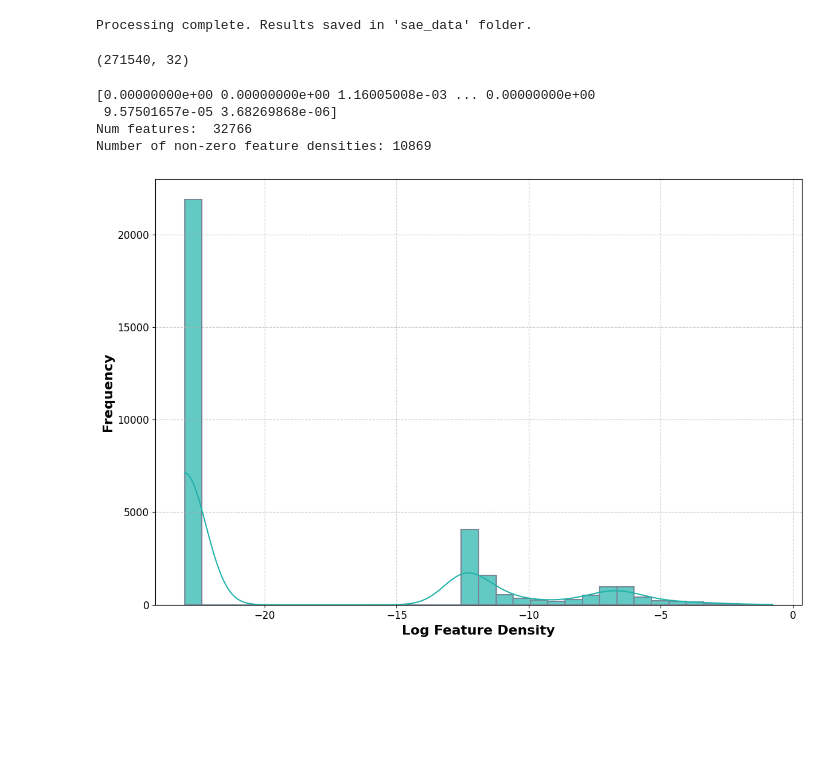
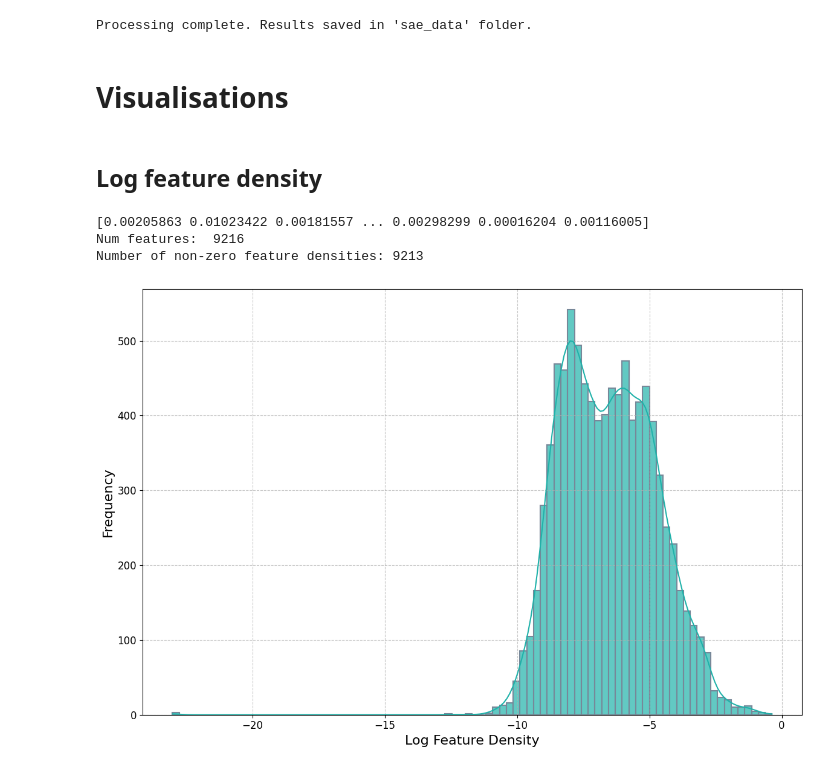
Before and after one commit to jsalt2024-evaluating-llms-for-astronomy/retrieval, a Jupyter notebook: saerch/dev.ipynb, the cells around one changed output. Saved outputs shown, nothing was run; the diff lists cells and outputs as text; code cells hidden in the pictures; blank space fills up the shorter version.

```diff
--- a/saerch/dev.ipynb
+++ b/saerch/dev.ipynb
@@ -137,21 +137,28 @@ np.save("sae_data/topk_values.npy", topk_values)
 print("Processing complete. Results saved in 'sae_data' folder.")
 # %% [output]
 Processing complete. Results saved in 'sae_data' folder.
+# %% [markdown]
+# Visualisations
 # %%
 import numpy as np
 
 # Load them
 topk_indices = np.load("sae_data/topk_indices.npy")
 topk_values = np.load("sae_data/topk_values.npy")
-# %%
-topk_indices.shape
-# %% [output]
-(271540, 32)
+# %% [markdown]
+## Log feature density
 # %%
 import numpy as np
 import matplotlib.pyplot as plt
 from matplotlib.colors import LinearSegmentedColormap
 import seaborn as sns
+
+# hypers
+d_model = 1536
+n_dirs = d_model * 6
+k = 64
+auxk = 128
+batch_size = 1024
 
 def plot_log_feature_density(topk_indices, save_path=None, dpi=300):
     """
@@ -163,7 +170,7 @@ def plot_log_feature_density(topk_indices, save_path=None, dpi=300):
     """
     # Calculate feature density
     num_samples, k = topk_indices.shape
-    num_features = topk_indices.max() + 1
+    num_features = n_dirs
     feature_counts = np.bincount(topk_indices.flatten(), minlength=num_features)
     feature_density = feature_counts / num_samples
 
@@ -188,37 +195,36 @@ def plot_log_feature_density(topk_indices, save_path=None, dpi=300):
     n_bins = 100
     cmap = LinearSegmentedColormap.from_list('custom', colors, N=n_bins)
 
     # Create the figure
     fig, ax = plt.subplots(figsize=(12, 8))
 
     # Plot the histogram
     sns.histplot(log_feature_density, kde=True, color=colors[1],
                  edgecolor=colors[2], linewidth=1.5, alpha=0.7, ax=ax)
 
     # Customize the plot
-    ax.set_xlabel('Log Feature Density', fontweight='bold')
-    ax.set_ylabel('Frequency', fontweight='bold')
+    ax.set_xlabel('Log Feature Density')#, fontweight='bold')
+    ax.set_ylabel('Frequency')#, fontweight='bold')
 
     # Add grid
     ax.grid(True, linestyle='--', alpha=0.7)
 
     # Improve layout
     plt.tight_layout()
 
     # Save or display the plot
     if save_path:
         plt.savefig(save_path, dpi=dpi, bbox_inches='tight')
         print(f"Figure saved to {save_path}")
     else:
         plt.show()
 
     plt.close()
 
 # Plot the log feature density
 plot_log_feature_density(topk_indices)
 # %% [output]
-[0.00000000e+00 0.00000000e+00 1.16005008e-03 ... 0.00000000e+00
- 9.57501657e-05 3.68269868e-06]
-Num features:  32766
-Number of non-zero feature densities: 10869
+[0.00205863 0.01023422 0.00181557 ... 0.00298299 0.00016204 0.00116005]
+Num features:  9216
+Number of non-zero feature densities: 9213
-[figure, old version]
+[figure, new version]
```
Also changed, not shown: parts of 18 cells of this notebook, 16 other files.
